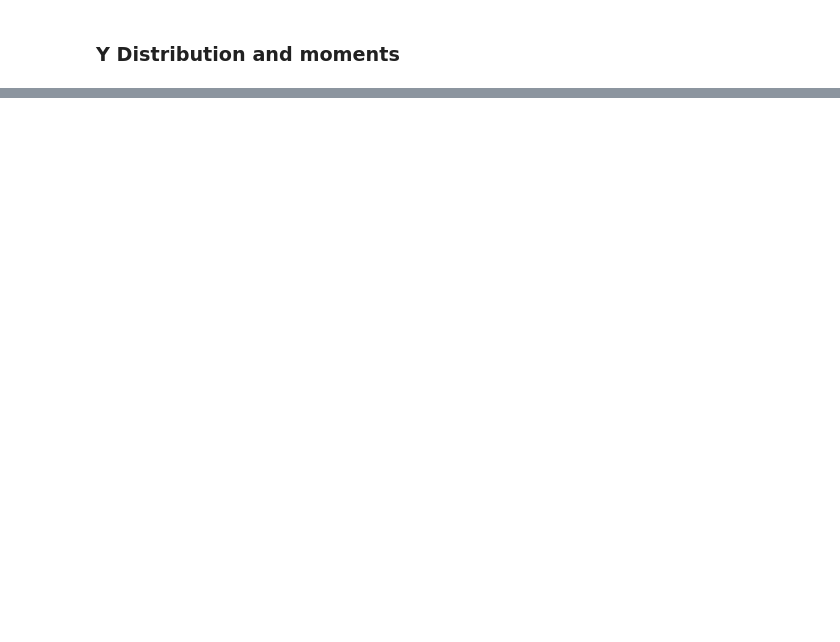
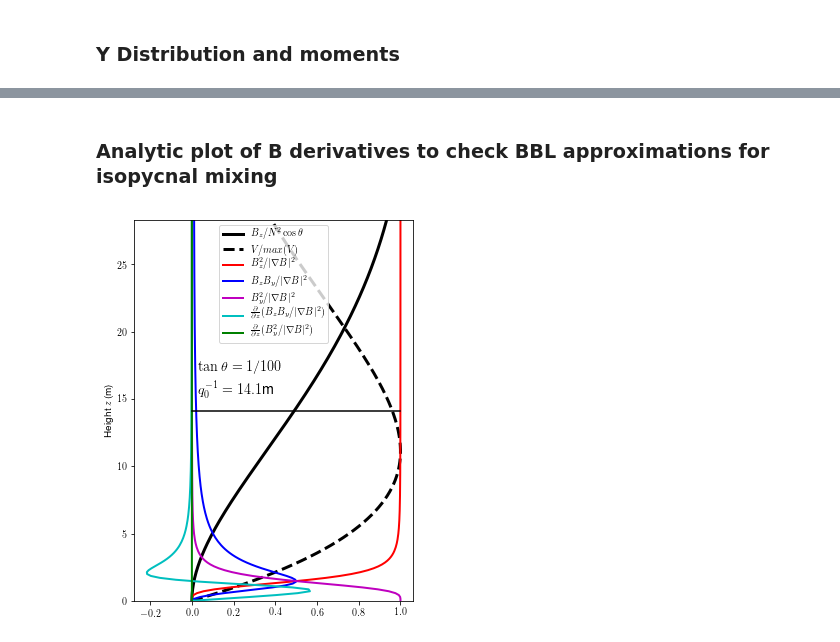
Before and after one commit to rmholmes/Slope_Tracer, a Jupyter notebook: Slope_Tracer_Analysis.ipynb, the cells around one changed output, grey strips where cells are left out. Saved outputs shown, nothing was run; the diff lists cells and outputs as text; code cells hidden in the pictures; blank space fills up the shorter version.

```diff
--- a/Slope_Tracer_Analysis.ipynb
+++ b/Slope_Tracer_Analysis.ipynb
@@ -292,3 +310,41 @@ with h5py.File("snapshots/snapshots.h5", mode='r') as file:
         az1.plot(y/1.e3,zm1[i,:,0]/np.maximum(zm0[i,:,0],eps))
         az2.plot(y/1.e3,np.sqrt(zm2[i,:,0]/np.maximum(zm0[i,:,0],eps)-(zm1[i,:,0]/np.maximum(zm0[i,:,0],eps))**2.))
 plt.savefig('YZMoments')
+# %% [markdown]
+### Analytic plot of B derivatives to check BBL approximations for isopycnal mixing
+# %%
+theta = np.arctan(1./100.);N2 = 1.e-6;K0 = 1.e-3;Pr0=1.
+q0 = (N2*np.sin(theta)*np.sin(theta)/4.0/Pr0/K0/K0)**(1.0/4.0)
+
+z = np.linspace(0.,2./q0,200.)
+f  = np.exp(-q0*z)*(np.cos(q0*z)+np.sin(q0*z))
+fz = -2.*q0*np.exp(-q0*z)*np.sin(q0*z)
+V = -fz/np.tan(theta);
+V = V/np.max(V)
+
+Bz = 1-f
+Bz2d = (1-f)**2./(np.tan(theta)**2.+(1-f)**2.)
+ByBzd = (1-f)/(np.tan(theta)+(1./np.tan(theta))*(1-f)**2.)
+By2d = 1/(1+(1./np.tan(theta))**2.*(1-f)**2.)
+ByBzdd = fz*((1./np.tan(theta))*(1-f)**2.-np.tan(theta))/(np.tan(theta)+(1./np.tan(theta))*(1-f)**2.)**2.
+By2dd = 2*(1-f)*fz/(1+(1./np.tan(theta))**2.*(1-f)**2.)**2.
+
+fig = plt.figure(figsize=(5,7))
+fig.set_facecolor('white')
+plt.plot(Bz,z,'-k',linewidth=3,label=r'$B_z/N^2\cos{\theta}$')
+plt.plot(V,z,'--k',linewidth=3,label=r'$V/max(V)$')
+plt.plot(Bz2d,z,'-r',linewidth=2,label=r'$B_z^2/|\nabla B|^2$')
+plt.plot(ByBzd,z,'-b',linewidth=2,label=r'$B_z B_y/|\nabla B|^2$')
+plt.plot(By2d,z,'-m',linewidth=2,label=r'$B_y^2/|\nabla B|^2$')
+plt.plot(ByBzdd,z,'-c',linewidth=2,label=r'$\frac{\partial}{\partial z}(B_z B_y/|\nabla B|^2)$')
+plt.plot(By2dd,z,'-g',linewidth=2,label=r'$\frac{\partial}{\partial z}(B_y^2/|\nabla B|^2)$')
+plt.plot([0.,1.],[1./q0,1./q0],'-k')
+plt.legend()
+ax = plt.gca()
+ax.set_ylabel('Height $z$ (m)')
+ax.set_ylim([0.,np.max(z)])
+plt.text(0.03,1./q0+3,r'$\tan{\theta} = 1/%3.0f$' % (1./np.tan(theta)),fontsize='x-large')
+plt.text(0.03,1./q0+1,r'$q_0^{-1} = %2.1f$m' % (1./q0),fontsize='x-large')
+plt.savefig('IsopycnalMixing_Bgradients_Sl100.png')
+# %% [output]
+[figure, added]
```
Also changed, not shown: parts of 8 cells of this notebook, 1 other file.
